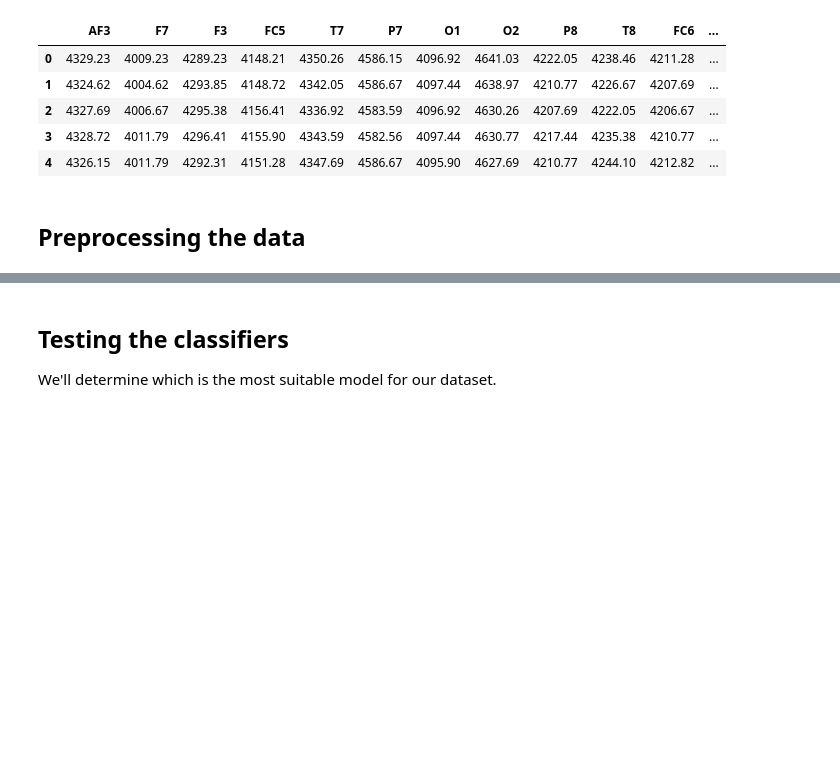
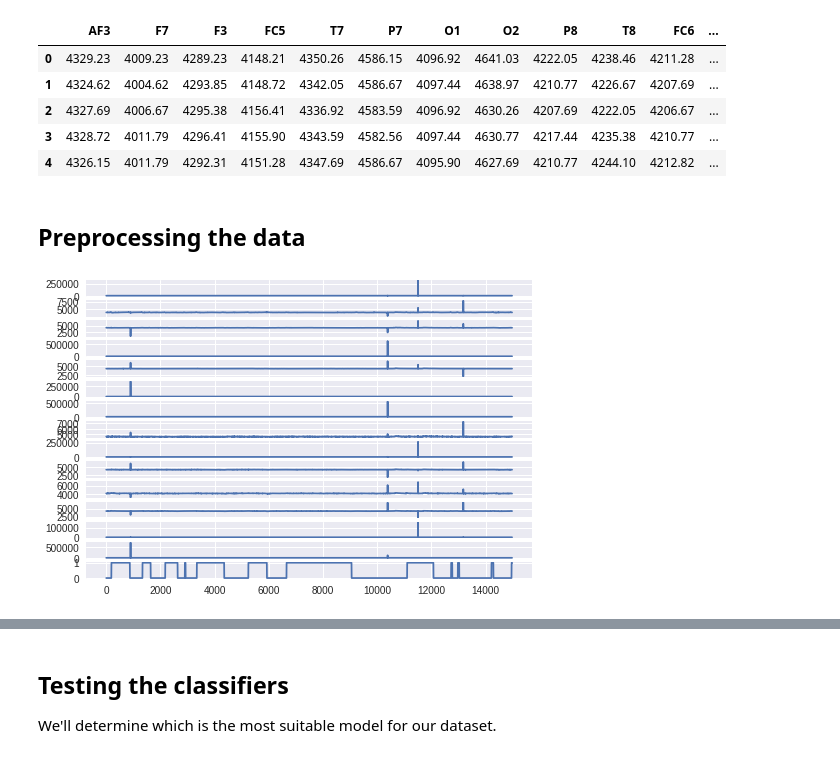
Before and after one commit to Ang3lino/mlnn, a Jupyter notebook: projects/1/main.ipynb, the cells around one changed output, grey strips where cells are left out. Saved outputs shown, nothing was run; the diff lists cells and outputs as text; code cells hidden in the pictures; blank space fills up the shorter version.

Commit message:
Plots, outliers removed.

```diff
--- a/projects/1/main.ipynb
+++ b/projects/1/main.ipynb
@@ -49,0 +49,18 @@ data = dataset.values
+# %%
+values = dataset.values
+
+# sc = StandardScaler()
+# X = sc.fit_transform(X)
+
+def plot_eeg(values):
+    # create a subplot for each time series
+    plt.figure()
+    for i in range(values.shape[1]):
+        plt.subplot(values.shape[1], 1, i+1)
+        plt.plot(values[:, i])
+    plt.tight_layout()
+    plt.show()
+
+plot_eeg(values)
+# %% [output]
+[figure, added]
```
Also changed, not shown: parts of 5 cells of this notebook, 1 other file.
